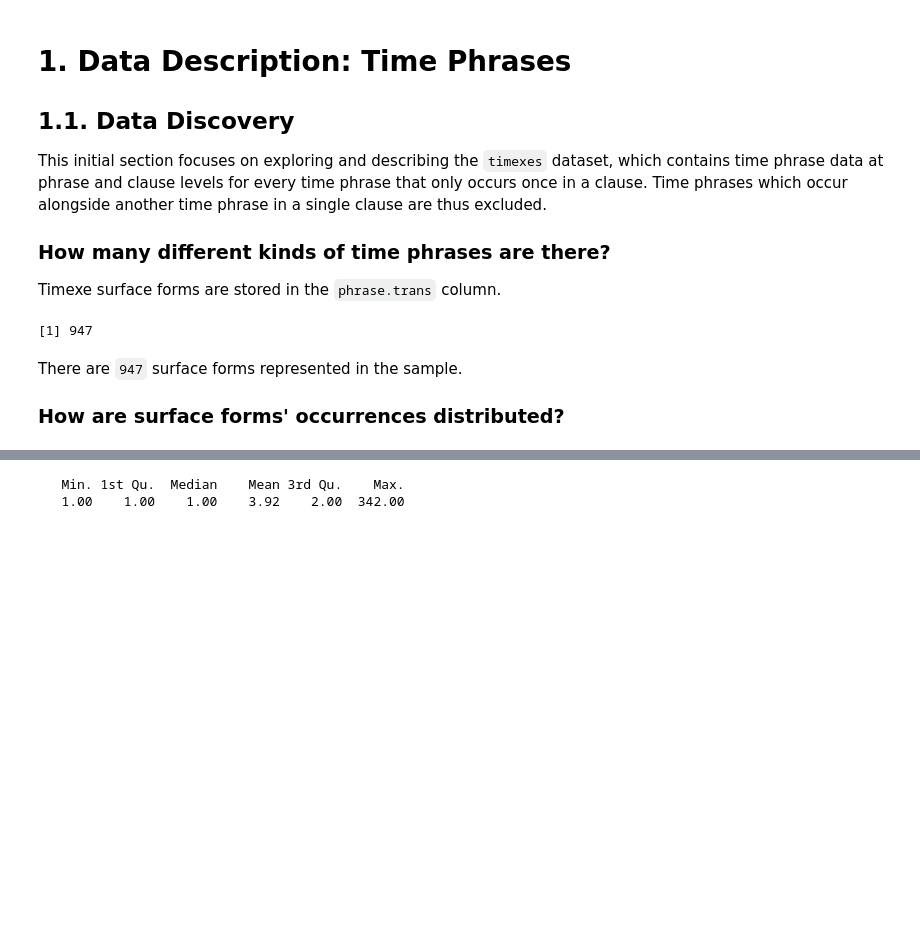
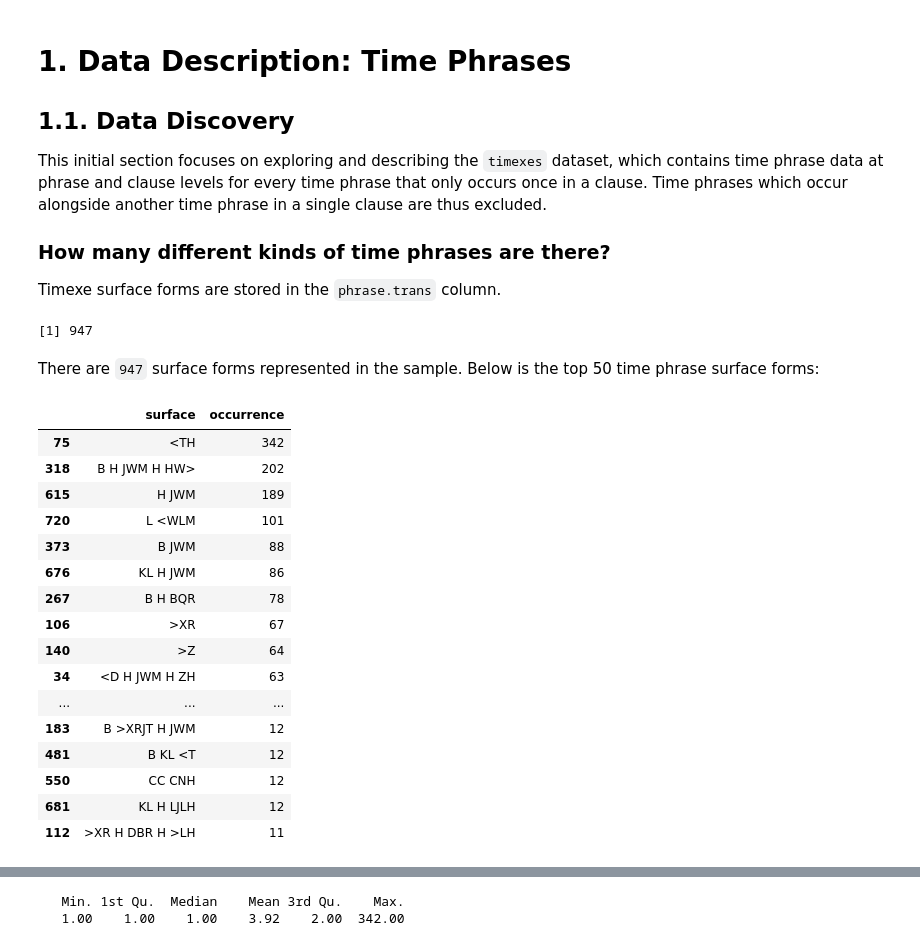
Before and after one commit to codykingham/Verb_in_Biblical_Hebrew, a Jupyter notebook: data_analysis/time_phrase_analysis.ipynb, the cells around one changed output, grey strips where cells are left out. Cells and saved outputs as stored; diff of their text form; code cells hidden in the pictures; blank space fills up the shorter version.

```diff
--- a/data_analysis/time_phrase_analysis.ipynb
+++ b/data_analysis/time_phrase_analysis.ipynb
@@ -75,6 +75,24 @@ length(tp.surfaces$surface)
 # %% [output]
 [1] 947
 # %% [markdown]
-There are `947` surface forms represented in the sample.
-
-### How are surface forms' occurrences distributed?
+There are `947` surface forms represented in the sample. Below is the top 50 time phrase surface forms:
+# %%
+head(tp.surfaces[order(tp.surfaces$occurrence, decreasing=T),], 50) # ordered, head w/ top 50
+# %% [output]
+|  | surface | occurrence |
+| 75 | <TH | 342 |
+| 318 | B H JWM H HW> | 202 |
+| 615 | H JWM | 189 |
+| 720 | L <WLM | 101 |
+| 373 | B JWM | 88 |
+| 676 | KL H JWM | 86 |
+| 267 | B H BQR | 78 |
+| 106 | >XR | 67 |
+| 140 | >Z | 64 |
+| 34 | <D H JWM H ZH | 63 |
+| ... | ... | ... |
+| 183 | B >XRJT H JWM | 12 |
+| 481 | B KL <T | 12 |
+| 550 | CC CNH | 12 |
+| 681 | KL H LJLH | 12 |
+| 112 | >XR H DBR H >LH | 11 |
```
Also changed, not shown: parts of 16 cells of this notebook, 7 other files.
